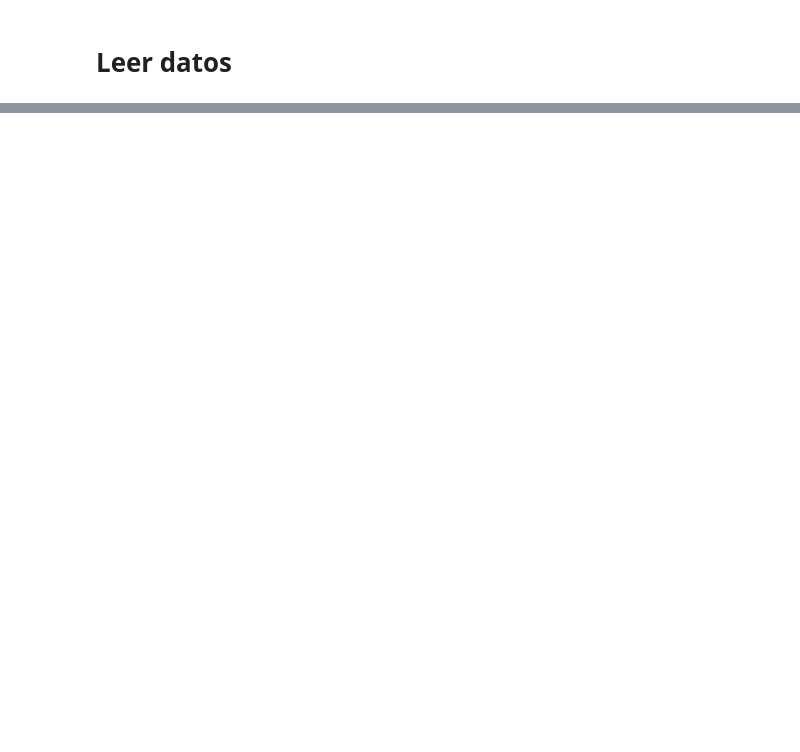
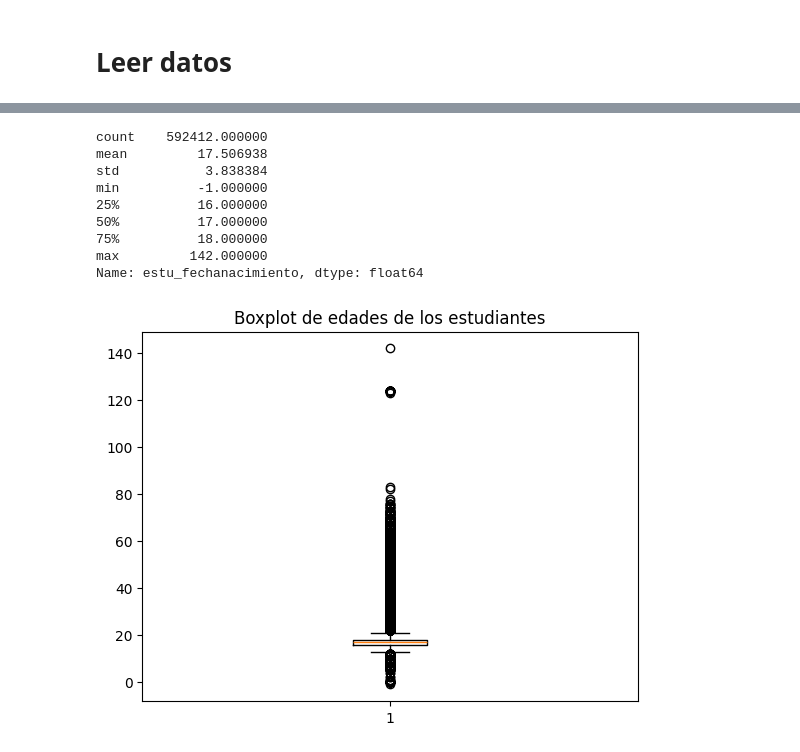
Before and after one commit to sricog/proyecto-final-econometria, a Jupyter notebook: preparar_data.ipynb, the cells around one changed output, grey strips where cells are left out. Cells and saved outputs as stored; diff of their text form; code cells hidden in the pictures; blank space fills up the shorter version.

```diff
--- a/preparar_data.ipynb
+++ b/preparar_data.ipynb
@@ -37,0 +147,20 @@ memory usage: 135.6+ MB
+# %%
+temp_fechas = pd.to_datetime(data_subset["estu_fechanacimiento"], format="%d/%m/%Y", errors='coerce')
+temp_edades = (pd.to_datetime("2024-08-11") - temp_fechas).dt.days // 365
+print(temp_edades.describe())
+
+plt.figure()
+plt.boxplot(temp_edades.dropna())
+plt.title("Boxplot de edades de los estudiantes")
+plt.show()
+# %% [output]
+count    592412.000000
+mean         17.506938
+std           3.838384
+min          -1.000000
+25%          16.000000
+50%          17.000000
+75%          18.000000
+max         142.000000
+Name: estu_fechanacimiento, dtype: float64
+[figure, added]
```
Also changed, not shown: parts of 74 cells of this notebook, 2 other files.
